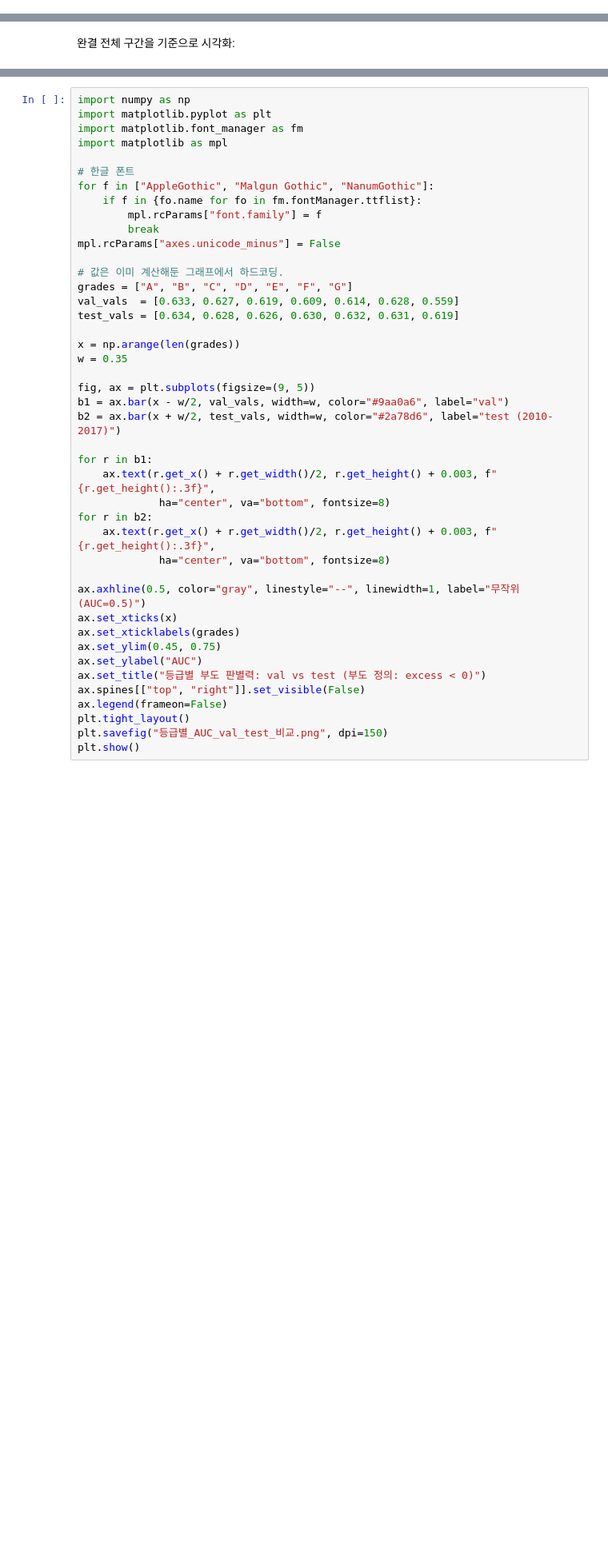
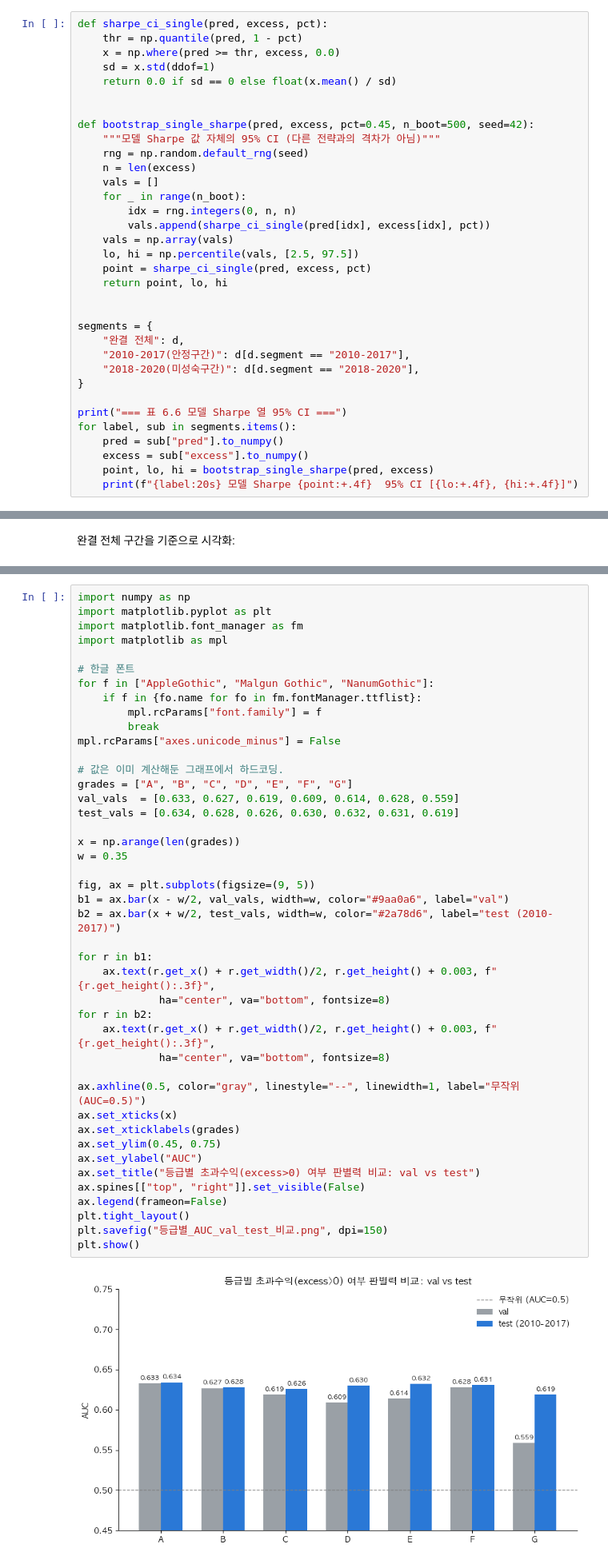
Before and after one commit to SNU-KDT-5/SNU-KDT-5-lending-club, a Jupyter notebook: modeling/04_final_test.ipynb, the cells around one changed output, grey strips where cells are left out. Shown at 80% size. Drawn from its saved outputs; the diff is of its cells as text; blank space fills up the shorter version.

```diff
--- a/modeling/04_final_test.ipynb
+++ b/modeling/04_final_test.ipynb
@@ -148,0 +297,34 @@ for lab, sub in [("완결 전체", d),
+# %%
+def sharpe_ci_single(pred, excess, pct):
+    thr = np.quantile(pred, 1 - pct)
+    x = np.where(pred >= thr, excess, 0.0)
+    sd = x.std(ddof=1)
+    return 0.0 if sd == 0 else float(x.mean() / sd)
+
+
+def bootstrap_single_sharpe(pred, excess, pct=0.45, n_boot=500, seed=42):
+    """모델 Sharpe 값 자체의 95% CI (다른 전략과의 격차가 아님)"""
+    rng = np.random.default_rng(seed)
+    n = len(excess)
+    vals = []
+    for _ in range(n_boot):
+        idx = rng.integers(0, n, n)
+        vals.append(sharpe_ci_single(pred[idx], excess[idx], pct))
+    vals = np.array(vals)
+    lo, hi = np.percentile(vals, [2.5, 97.5])
+    point = sharpe_ci_single(pred, excess, pct)
+    return point, lo, hi
+
+
+segments = {
+    "완결 전체": d,
+    "2010-2017(안정구간)": d[d.segment == "2010-2017"],
+    "2018-2020(미성숙구간)": d[d.segment == "2018-2020"],
+}
+
+print("=== 표 6.6 모델 Sharpe 열 95% CI ===")
+for label, sub in segments.items():
+    pred = sub["pred"].to_numpy()
+    excess = sub["excess"].to_numpy()
+    point, lo, hi = bootstrap_single_sharpe(pred, excess)
+    print(f"{label:20s} 모델 Sharpe {point:+.4f}  95% CI [{lo:+.4f}, {hi:+.4f}]")
@@ -292,34 +486,36 @@ mpl.rcParams["axes.unicode_minus"] = False
 
 # 값은 이미 계산해둔 그래프에서 하드코딩.
 grades = ["A", "B", "C", "D", "E", "F", "G"]
 val_vals  = [0.633, 0.627, 0.619, 0.609, 0.614, 0.628, 0.559]
 test_vals = [0.634, 0.628, 0.626, 0.630, 0.632, 0.631, 0.619]
 
 x = np.arange(len(grades))
 w = 0.35
 
 fig, ax = plt.subplots(figsize=(9, 5))
 b1 = ax.bar(x - w/2, val_vals, width=w, color="#9aa0a6", label="val")
 b2 = ax.bar(x + w/2, test_vals, width=w, color="#2a78d6", label="test (2010-2017)")
 
 for r in b1:
     ax.text(r.get_x() + r.get_width()/2, r.get_height() + 0.003, f"{r.get_height():.3f}",
              ha="center", va="bottom", fontsize=8)
 for r in b2:
     ax.text(r.get_x() + r.get_width()/2, r.get_height() + 0.003, f"{r.get_height():.3f}",
              ha="center", va="bottom", fontsize=8)
 
 ax.axhline(0.5, color="gray", linestyle="--", linewidth=1, label="무작위 (AUC=0.5)")
 ax.set_xticks(x)
 ax.set_xticklabels(grades)
 ax.set_ylim(0.45, 0.75)
 ax.set_ylabel("AUC")
-ax.set_title("등급별 부도 판별력: val vs test (부도 정의: excess < 0)")
+ax.set_title("등급별 초과수익(excess>0) 여부 판별력 비교: val vs test")
 ax.spines[["top", "right"]].set_visible(False)
 ax.legend(frameon=False)
 plt.tight_layout()
 plt.savefig("등급별_AUC_val_test_비교.png", dpi=150)
 plt.show()
+# %% [output]
+[figure, added]
 # %% [markdown]
 > **결과 해석**
 - val과 test(2010-2017) 모두 전 등급에서 무작위(0.5)를 뚜렷하게 상회
```
Also changed, not shown: parts of 9 cells of this notebook.
